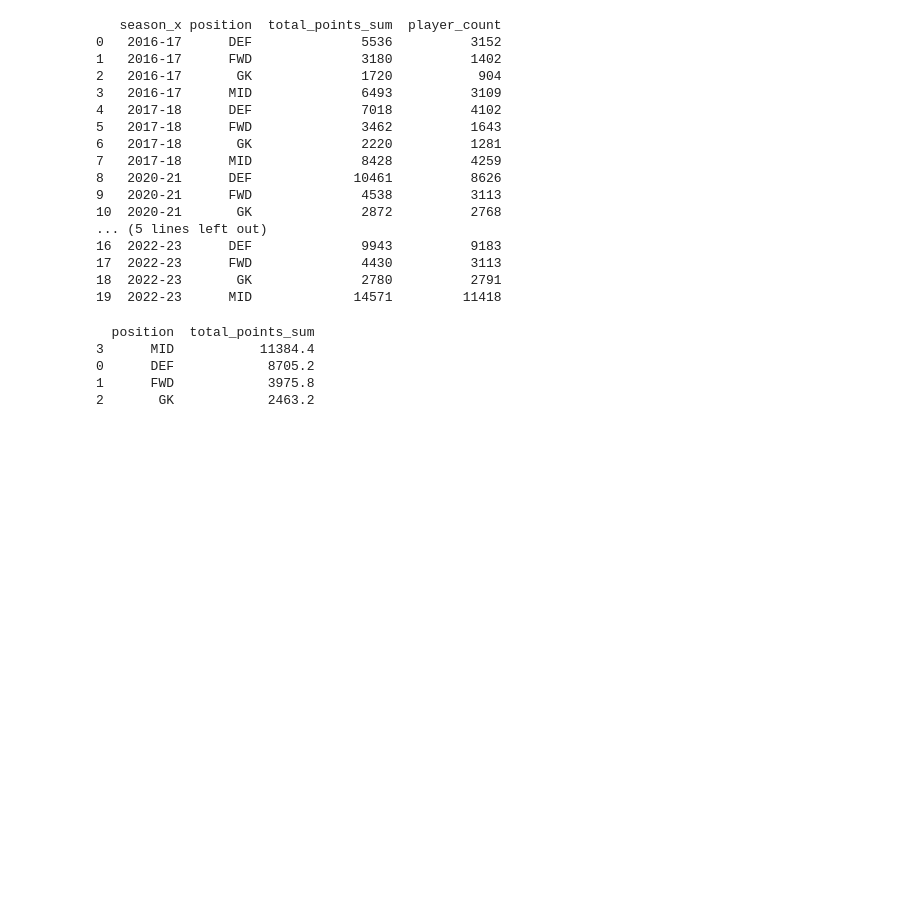
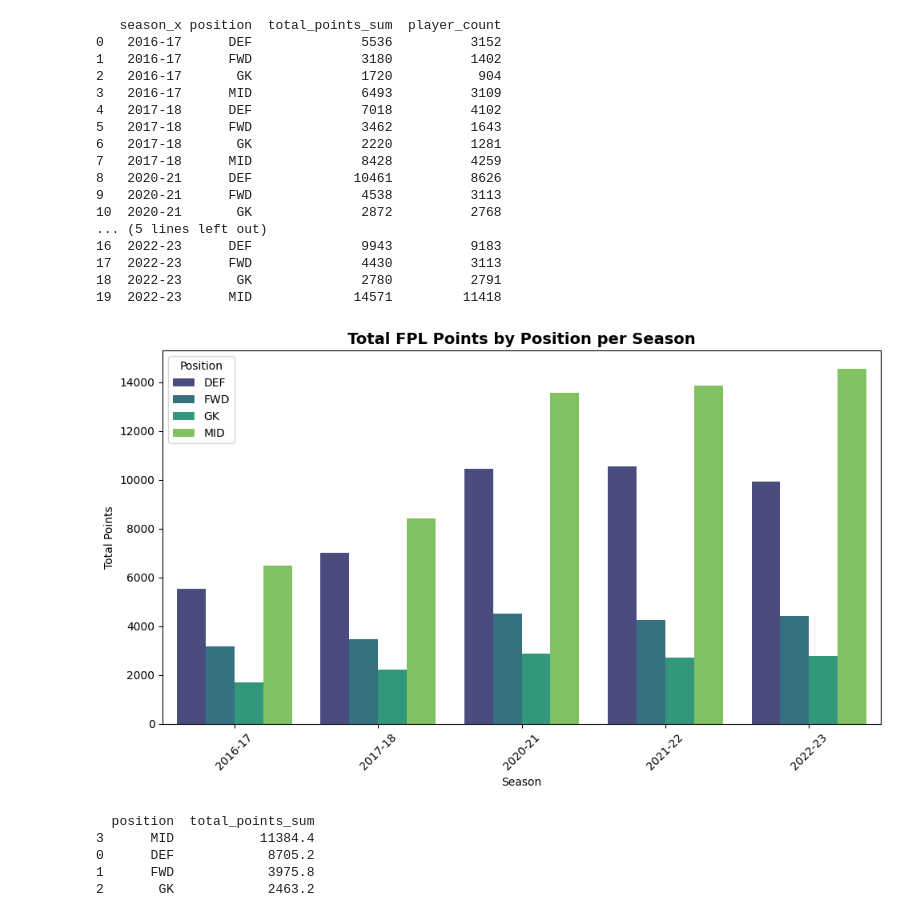
Before and after one commit to abdelrahman1903/Fantasy-Premier-League-Ai-Assistant, a Jupyter notebook: pl-2016-2023.ipynb, the cells around one changed output. Drawn from its saved outputs; the diff is of its cells as text; code cells hidden in the pictures; blank space fills up the shorter version.

Commit message:
data cleaning and classic ML models

```diff
--- a/pl-2016-2023.ipynb
+++ b/pl-2016-2023.ipynb
@@ -354,6 +354,36 @@ print(position_stats)
 17  2022-23      FWD              4430          3113
 18  2022-23       GK              2780          2791
 19  2022-23      MID             14571         11418
+# %%
+import matplotlib.pyplot as plt
+import seaborn as sns
+
+# Ensure seaborn style
+# sns.set(style="whitegrid")
+
+# Your DataFrame is called df_position_stats
+# Example: df_position_stats = position_stats
+
+plt.figure(figsize=(10, 6))
+
+# Grouped barplot
+sns.barplot(
+    data=position_stats,
+    x='season_x',
+    y='total_points_sum',
+    hue='position',
+    palette='viridis'
+)
+
+plt.title('Total FPL Points by Position per Season', fontsize=14, fontweight='bold')
+plt.xlabel('Season')
+plt.ylabel('Total Points')
+plt.legend(title='Position', loc='upper left')
+plt.xticks(rotation=45)
+plt.tight_layout()
+plt.show()
+# %% [output]
+[figure, added]
 # %%
 # Average total points per position across all seasons
 avg_points_by_position = (
```
Also changed, not shown: parts of 50 cells of this notebook.
